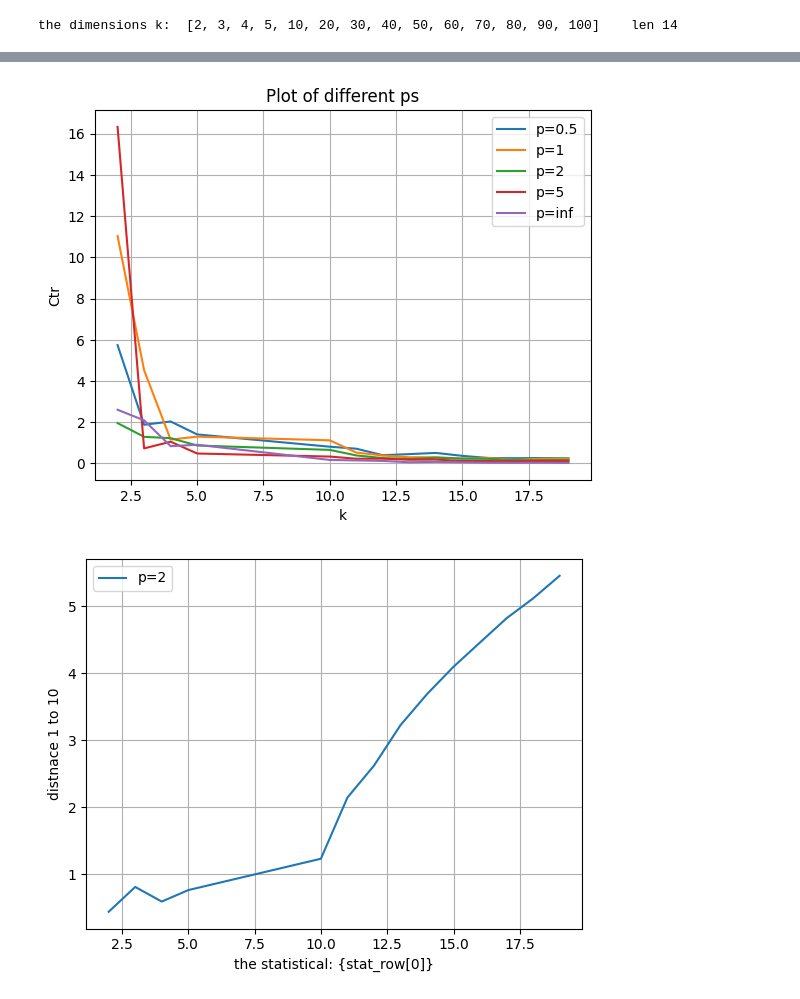
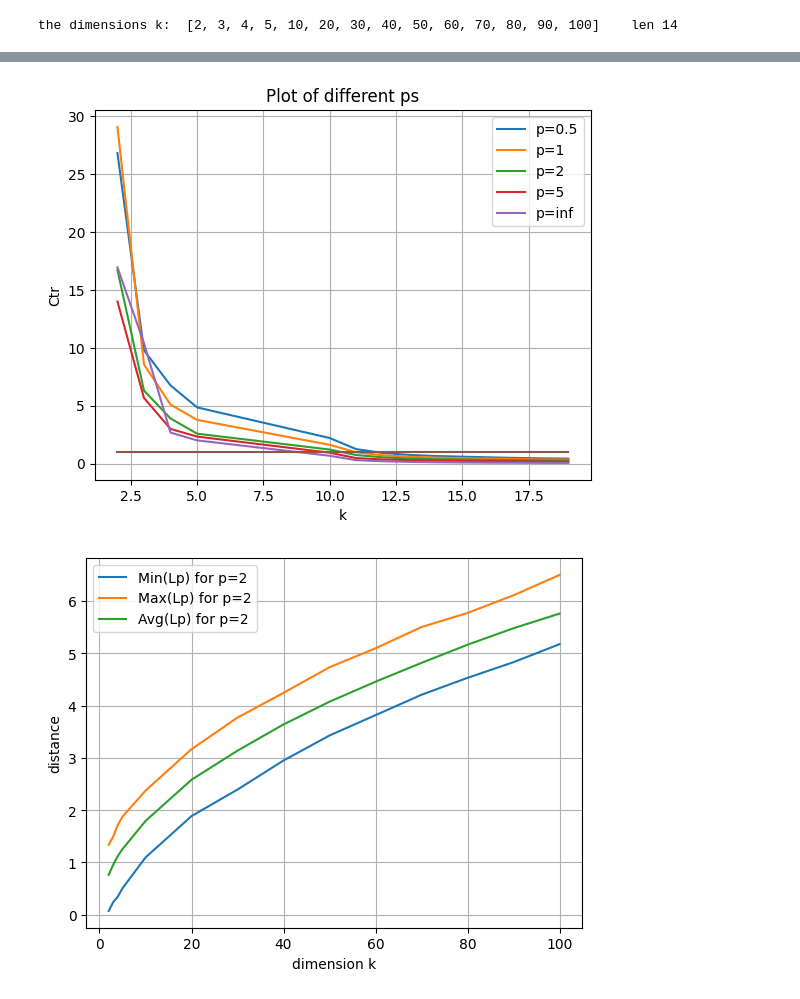
Before and after one commit to ancuongnguyen07/CS-E4650, a Jupyter notebook: hw1/hw_1.4.ipynb, the cells around one changed output, grey strips where cells are left out. Drawn from its saved outputs; the diff is of its cells as text; code cells hidden in the pictures.

```diff
--- a/hw1/hw_1.4.ipynb
+++ b/hw1/hw_1.4.ipynb
@@ -1,16 +1,22 @@
 # %%
 import pandas as pd
 import numpy as np
-
+np.random.seed(42)
 
 p_values = [0.5, 1, 2, 5, float('inf')]
 k = [2, 3, 4, 5] + list(range(10, 101, 10))
 print("the dimensions k: ", k, "   len", len(k))
 
-q = 3  # Number of data sets
-n = 10  # Number of points per set
+q = 10  # Number of data sets
+n = 100  # Number of points per set
 
-def generate_random_points(dimension_k):
+def generate_random_points(dimension_k) -> list:
+   """
+   generates points from the normal distribution.
+
+   :param dimension_k: the k-value for the dimension
+   :return: describe what it returns
+   """
    data_sets = []
    # excluding 0 with a small value
    for _ in range(q):
@@ -25,8 +31,13 @@ data_set_1 = data_sets_for_k2[0]
 # %% [output]
 the dimensions k:  [2, 3, 4, 5, 10, 20, 30, 40, 50, 60, 70, 80, 90, 100]    len 14
 # %%
-
-def lp_norm_origin(data_set, p):
+def lp_norm_origin(data_set: np.ndarray, p: float) -> np.ndarray:
+   """
+   returns an array of the lp norms
+   :param data_set: the data
+   :param the p-norm
+   :return: the lpnorms
+   """
    norms = [0] * len(data_set)
    if p == float('inf'):
       for i, coordinate in enumerate(data_set):
@@ -198,6 +209,7 @@ def stats_for_norms(p):
    for norm in p:
       plt.plot(k_simple, calulate_ctrst(norm)['Ctr(Lp)'].values,  label=f'p={norm}')
    # Adding labels and title
+   plt.plot(k_simple, np.ones(shape=len(k_simple)))
    plt.xlabel('k')
    plt.ylabel('Ctr')
    plt.title('Plot of different ps')
@@ -212,7 +224,7 @@ def stats_for_norms(p):
 
 stats_for_norms(p_values)
 # %% [output]
-[figure, old version]
+[figure, new version]
 # %%
 # Question 5 b)
 
@@ -225,41 +237,38 @@ def calculate_any_stat(p, string_stat):
       for data_set in data_sets:
          distances_per_dset = lp_norm_origin(data_set, p)
          stat_row = {
             'Min(Lp)': distances_per_dset.min(),
             'Max(Lp)': distances_per_dset.max(),
             'Avg(Lp)': np.mean(distances_per_dset),
-            'Var(Lp)': variance(distances_per_dset),
-            'Ctr(Lp)': relative_contrast(distances_per_dset)
          }
          statistics.append(stat_row[string_stat])
       aggr_statistics.append(pd.DataFrame(statistics).mean())
    return pd.DataFrame(aggr_statistics)
 
 def stats_for_norms_all(p):
    stat_row = [
       'Min(Lp)',
       'Max(Lp)',
       'Avg(Lp)',
-      'Var(Lp)',
-      'Ctr(Lp)'
    ]
-   x = plt.plot(k_simple, calculate_any_stat(p, stat_row[0]),  label=f'{stat} for p={p}')
+   for stat in stat_row:
+      x = plt.plot(k, calculate_any_stat(p, stat),  label=f'{stat} for p={p}')
    # Adding labels and title
    y = range(1, 11)  # This creates a range from 1 to 10
-   plt.xlabel('the statistical: {stat_row[0]}')
-   plt.ylabel('distnace 1 to 10')
+   plt.xlabel(f'dimension k')
+   plt.ylabel('distance')
    plt.title('')
    plt.legend()  # Show the legend
 
    # Grid
    plt.grid(True)
 
    # Show the plot
    plt.show()
 
 stats_for_norms_all(2)
 # %% [output]
-[figure, old version]
+[figure, new version]
 # %%
 # additional thingies
 
```
Also changed, not shown: parts of 3 cells of this notebook, 12 other files.
